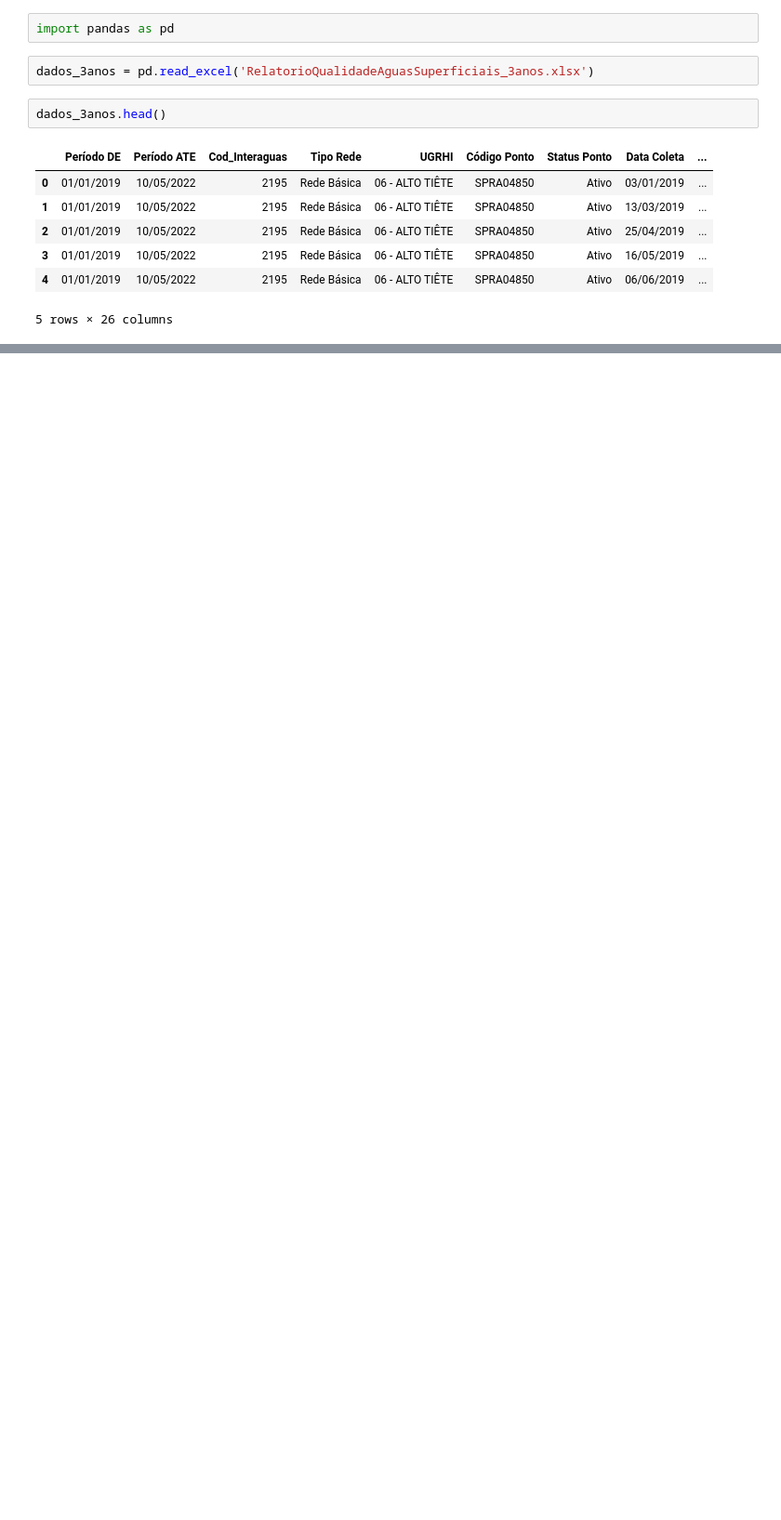
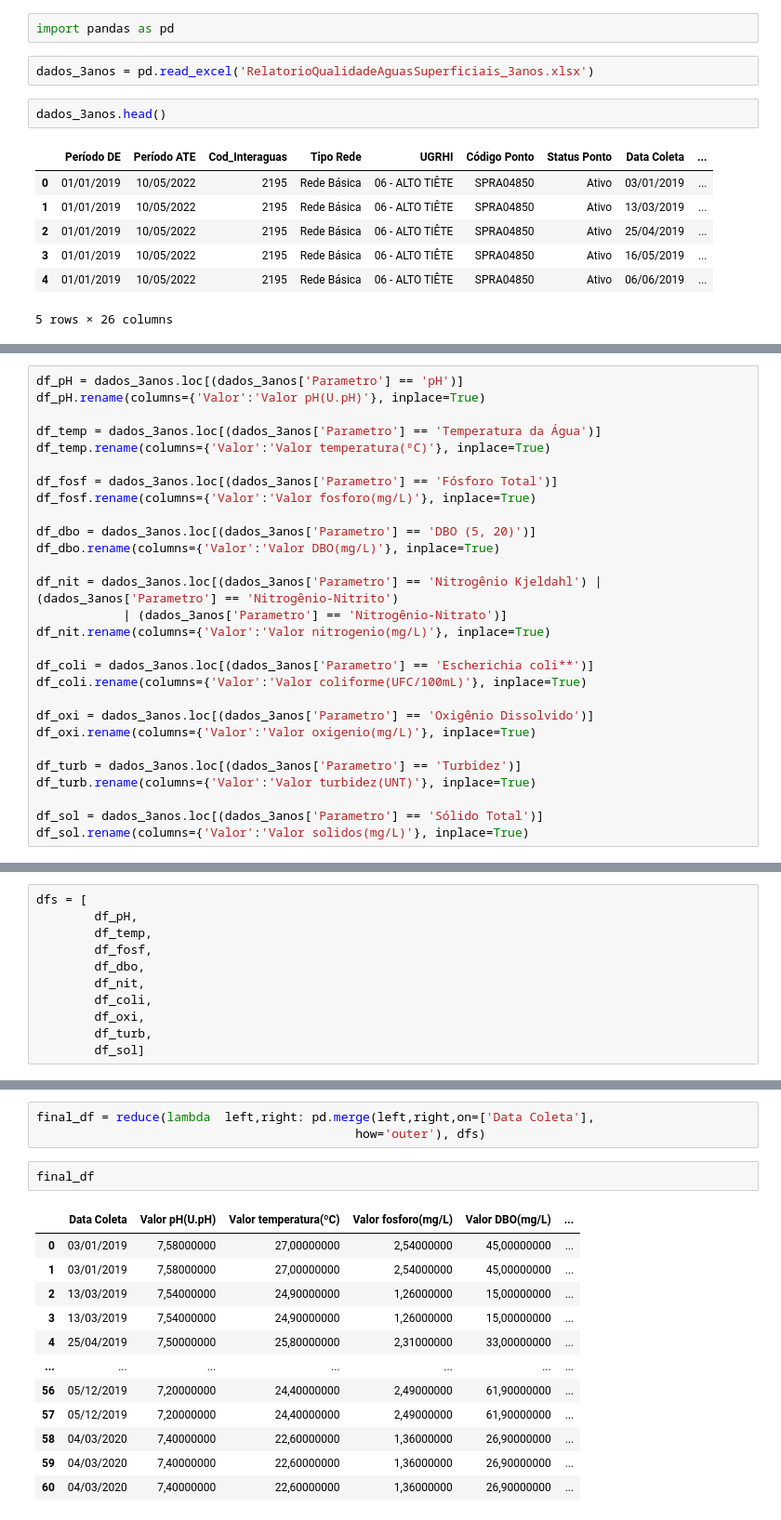
Before and after one commit to NicolasCho/projeto3_qta, a Jupyter notebook: analise/projeto3_graficos.ipynb, the cells around one changed output, grey strips where cells are left out. Shown: that part at 93% size. Cells and saved outputs as stored; diff of their text form; blank space fills up the shorter version.

```diff
--- a/analise/projeto3_graficos.ipynb
+++ b/analise/projeto3_graficos.ipynb
@@ -37,0 +44,28 @@ anos3_filtrado
+# %%
+df_pH = dados_3anos.loc[(dados_3anos['Parametro'] == 'pH')]
+df_pH.rename(columns={'Valor':'Valor pH(U.pH)'}, inplace=True)
+
+df_temp = dados_3anos.loc[(dados_3anos['Parametro'] == 'Temperatura da Água')]
+df_temp.rename(columns={'Valor':'Valor temperatura(ºC)'}, inplace=True)
+
+df_fosf = dados_3anos.loc[(dados_3anos['Parametro'] == 'Fósforo Total')]
+df_fosf.rename(columns={'Valor':'Valor fosforo(mg/L)'}, inplace=True)
+
+df_dbo = dados_3anos.loc[(dados_3anos['Parametro'] == 'DBO (5, 20)')]
+df_dbo.rename(columns={'Valor':'Valor DBO(mg/L)'}, inplace=True)
+
+df_nit = dados_3anos.loc[(dados_3anos['Parametro'] == 'Nitrogênio Kjeldahl') | (dados_3anos['Parametro'] == 'Nitrogênio-Nitrito')
+            | (dados_3anos['Parametro'] == 'Nitrogênio-Nitrato')]
+df_nit.rename(columns={'Valor':'Valor nitrogenio(mg/L)'}, inplace=True)
+
+df_coli = dados_3anos.loc[(dados_3anos['Parametro'] == 'Escherichia coli**')]
+df_coli.rename(columns={'Valor':'Valor coliforme(UFC/100mL)'}, inplace=True)
+
+df_oxi = dados_3anos.loc[(dados_3anos['Parametro'] == 'Oxigênio Dissolvido')]
+df_oxi.rename(columns={'Valor':'Valor oxigenio(mg/L)'}, inplace=True)
+
+df_turb = dados_3anos.loc[(dados_3anos['Parametro'] == 'Turbidez')]
+df_turb.rename(columns={'Valor':'Valor turbidez(UNT)'}, inplace=True)
+
+df_sol = dados_3anos.loc[(dados_3anos['Parametro'] == 'Sólido Total')]
+df_sol.rename(columns={'Valor':'Valor solidos(mg/L)'}, inplace=True)
@@ -37,0 +90,11 @@ anos3_filtrado
+# %%
+dfs = [
+        df_pH,
+        df_temp,
+        df_fosf,
+        df_dbo,
+        df_nit,
+        df_coli,
+        df_oxi,
+        df_turb,
+        df_sol]
@@ -37,0 +120,18 @@ anos3_filtrado
+# %%
+final_df = reduce(lambda  left,right: pd.merge(left,right,on=['Data Coleta'],
+                                            how='outer'), dfs)
+# %%
+final_df
+# %% [output]
+|  | Data Coleta | Valor pH(U.pH) | Valor temperatura(ºC) | Valor fosforo(mg/L) | Valor DBO(mg/L) | ... |
+| 0 | 03/01/2019 | 7,58000000 | 27,00000000 | 2,54000000 | 45,00000000 | ... |
+| 1 | 03/01/2019 | 7,58000000 | 27,00000000 | 2,54000000 | 45,00000000 | ... |
+| 2 | 13/03/2019 | 7,54000000 | 24,90000000 | 1,26000000 | 15,00000000 | ... |
+| 3 | 13/03/2019 | 7,54000000 | 24,90000000 | 1,26000000 | 15,00000000 | ... |
+| 4 | 25/04/2019 | 7,50000000 | 25,80000000 | 2,31000000 | 33,00000000 | ... |
+| ... | ... | ... | ... | ... | ... | ... |
+| 56 | 05/12/2019 | 7,20000000 | 24,40000000 | 2,49000000 | 61,90000000 | ... |
+| 57 | 05/12/2019 | 7,20000000 | 24,40000000 | 2,49000000 | 61,90000000 | ... |
+| 58 | 04/03/2020 | 7,40000000 | 22,60000000 | 1,36000000 | 26,90000000 | ... |
+| 59 | 04/03/2020 | 7,40000000 | 22,60000000 | 1,36000000 | 26,90000000 | ... |
+| 60 | 04/03/2020 | 7,40000000 | 22,60000000 | 1,36000000 | 26,90000000 | ... |
```
Also changed, not shown: parts of 11 cells of this notebook, 1 other file.
